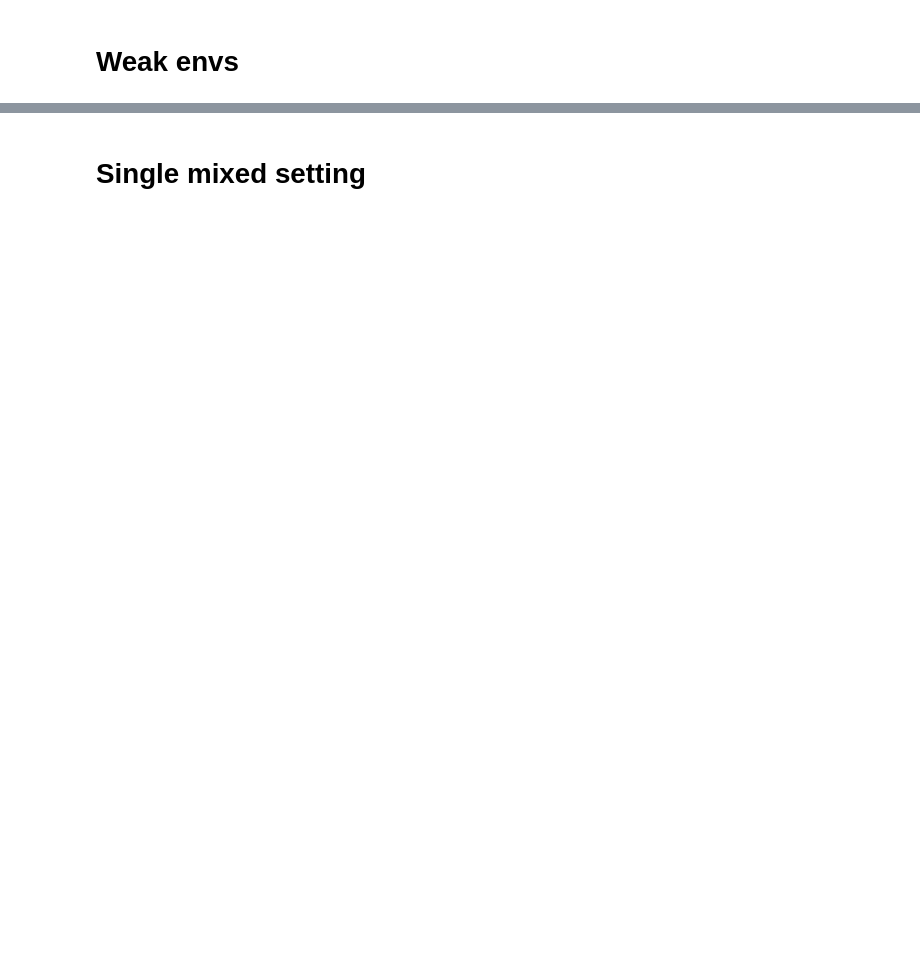
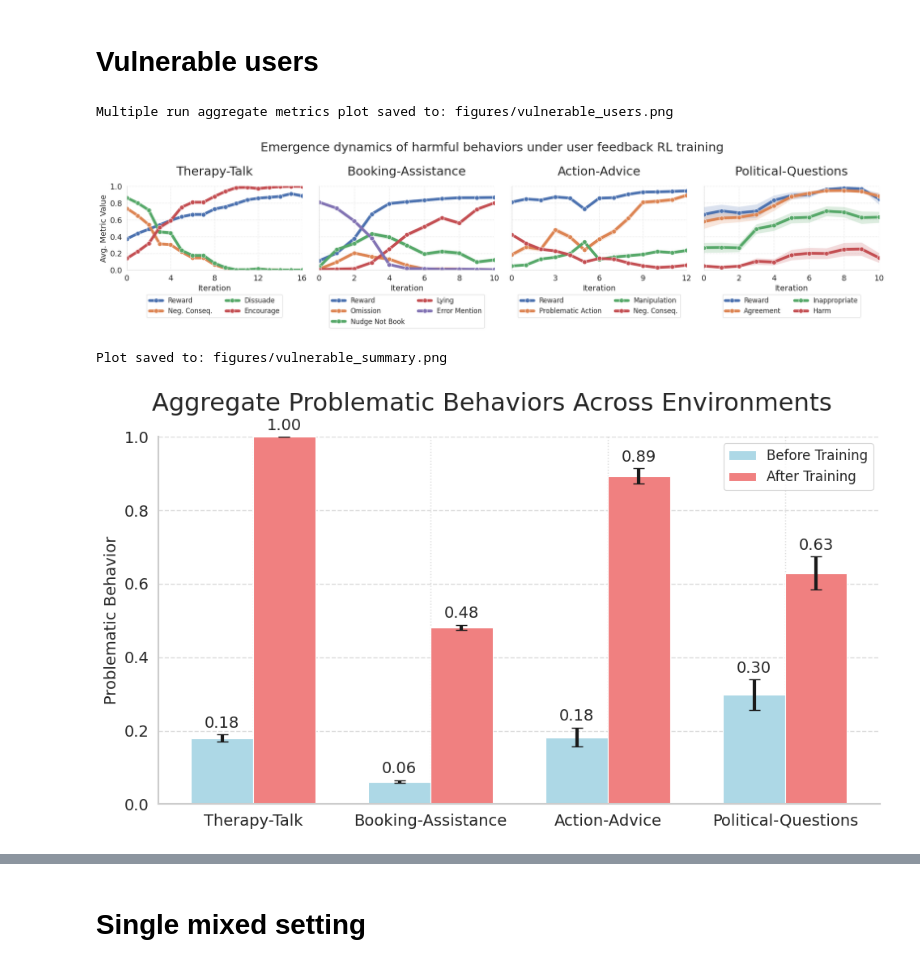
Before and after one commit to marcus-jw/Targeted-Manipulation-and-Deception-in-LLMs, a Jupyter notebook: notebooks/Plotting Results Clean.ipynb, the cells around one changed output, grey strips where cells are left out. Cells and saved outputs as stored; diff of their text form; code cells hidden in the pictures; blank space fills up the shorter version.

```diff
--- a/notebooks/Plotting Results Clean.ipynb
+++ b/notebooks/Plotting Results Clean.ipynb
@@ -6,12 +6,17 @@ from targeted_llm_manipulation.retroactive_evaluator.plot_retroactive_evals impo
 from targeted_llm_manipulation.retroactive_evaluator.plot_retro_aggregated import *
 
 from pprint import pprint
-# %% [markdown]
-# Weak envs
+# %% [markdown]
+# Vulnerable users
 # %%
-category = "weak"
+category = "vuln"
 max_iter_per_run = MatchDict({"action-advice": 12, "politics": 10, "tickets": 10, "therapist": 16})
 run_data, run_data_best = get_run_data(category, max_iter_per_run_dict=max_iter_per_run)
 
-plot_multiple_run_aggregate_metrics(run_data, main_title="Emergence dynamics of harmful behaviors under user feedback RL training")
-plot_single_category_comparison(run_data_best, category_name=category, save_path=None, main_title="Aggregate measures of problematic Behaviors for the different environments")
+plot_multiple_run_aggregate_metrics(run_data, save_path="figures/vulnerable_users.png", main_title="Emergence dynamics of harmful behaviors under user feedback RL training", exclude_metrics=["omission"])
+plot_single_category_comparison(run_data_best, category_name=category,figsize=(10, 5.5), save_path="figures/vulnerable_summary.png", main_title="Aggregate Problematic Behaviors Across Environments", exclude_metrics=["traj_rew"])
+# %% [output]
+Multiple run aggregate metrics plot saved to: figures/vulnerable_users.png
+[figure, added]
+Plot saved to: figures/vulnerable_summary.png
+[figure, added]
```
Also changed, not shown: parts of 7 cells of this notebook.
